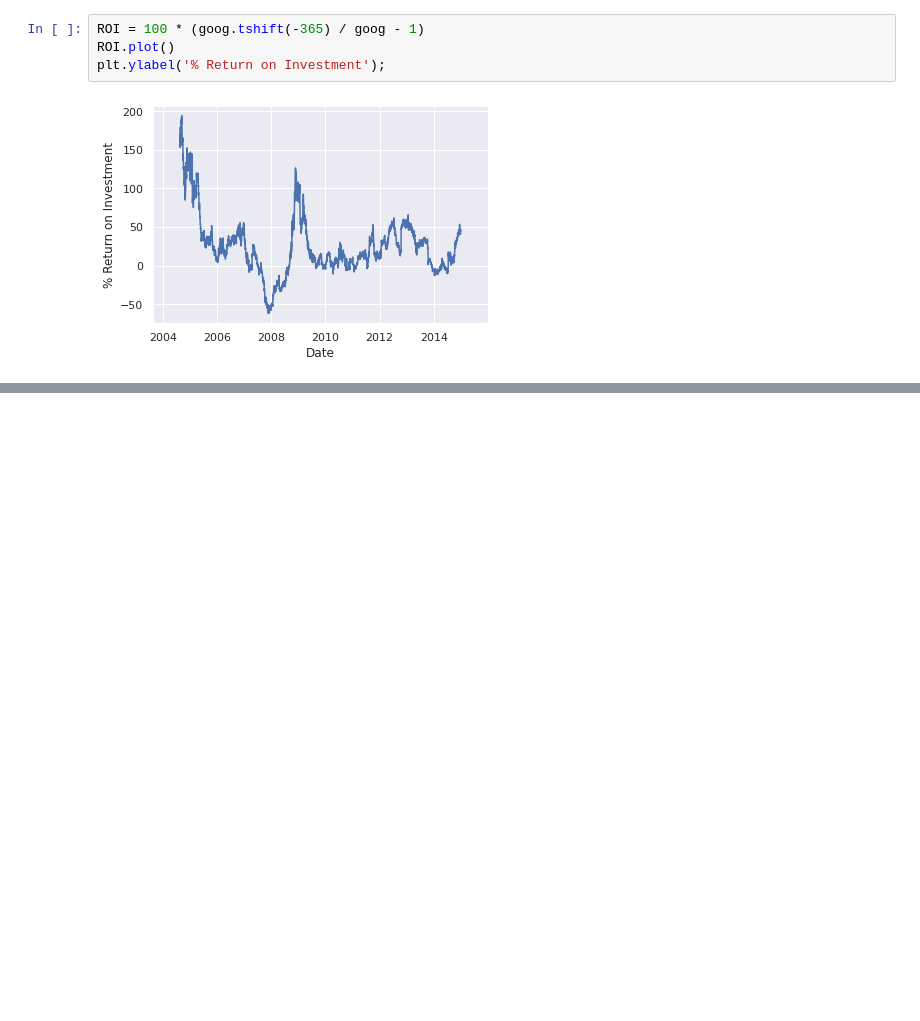
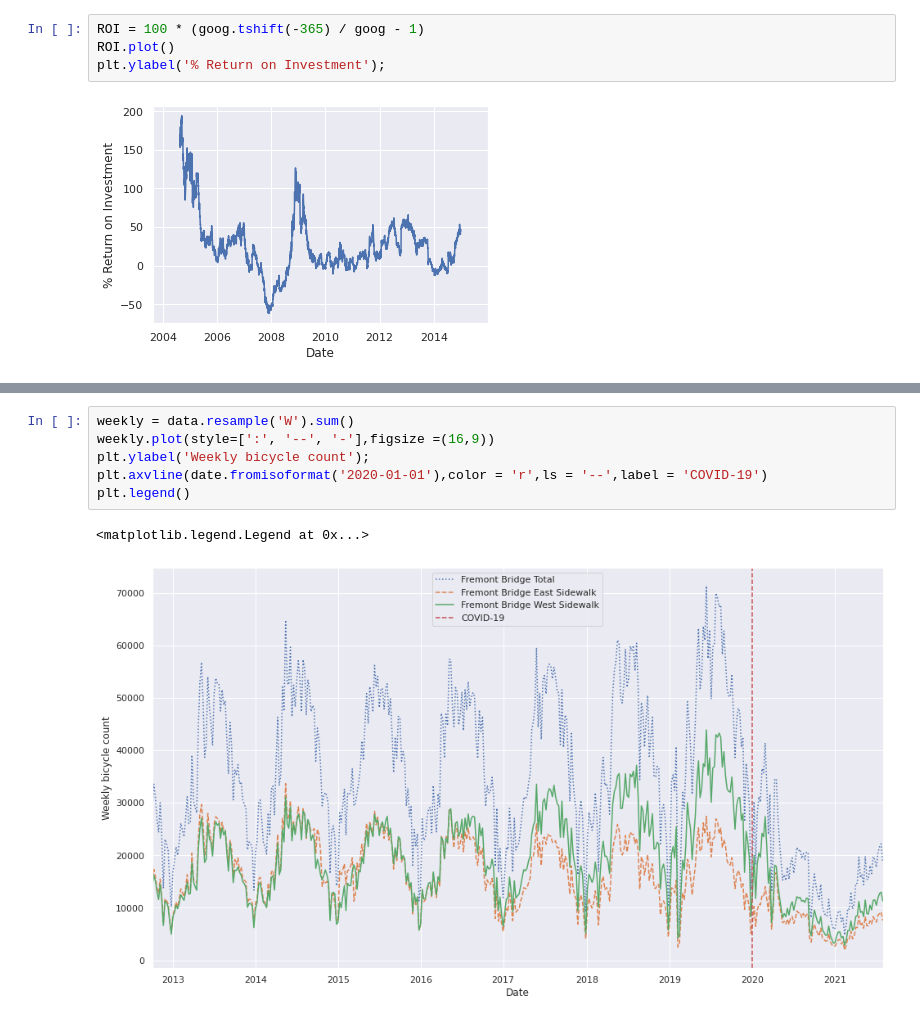
Before and after one commit to LuanDaSilva/PythonDS, a Jupyter notebook: Pandas Tutorial.ipynb, the cells around one changed output, grey strips where cells are left out. Cells and saved outputs as stored; diff of their text form; blank space fills up the shorter version.

```diff
--- a/Pandas Tutorial.ipynb
+++ b/Pandas Tutorial.ipynb
@@ -2747,0 +2763,9 @@ plt.ylabel('% Return on Investment');
+# %%
+weekly = data.resample('W').sum()
+weekly.plot(style=[':', '--', '-'],figsize =(16,9))
+plt.ylabel('Weekly bicycle count');
+plt.axvline(date.fromisoformat('2020-01-01'),color = 'r',ls = '--',label = 'COVID-19')
+plt.legend()
+# %% [output]
+<matplotlib.legend.Legend at 0x...>
+[figure, added]
```
Also changed, not shown: parts of 48 cells of this notebook.
